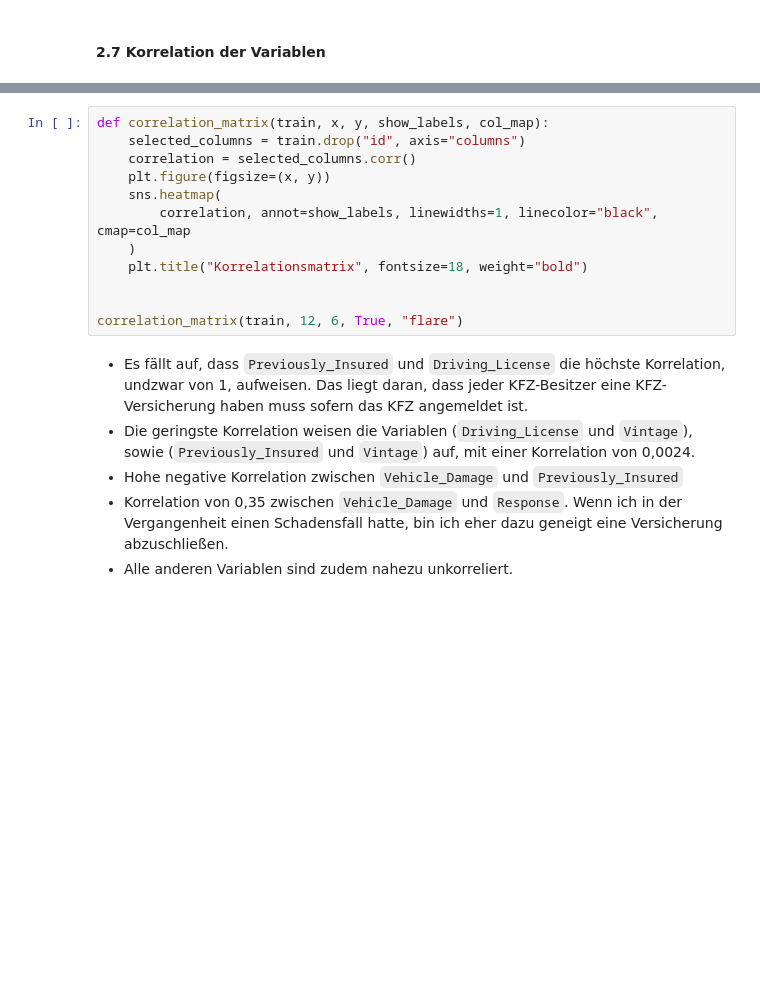
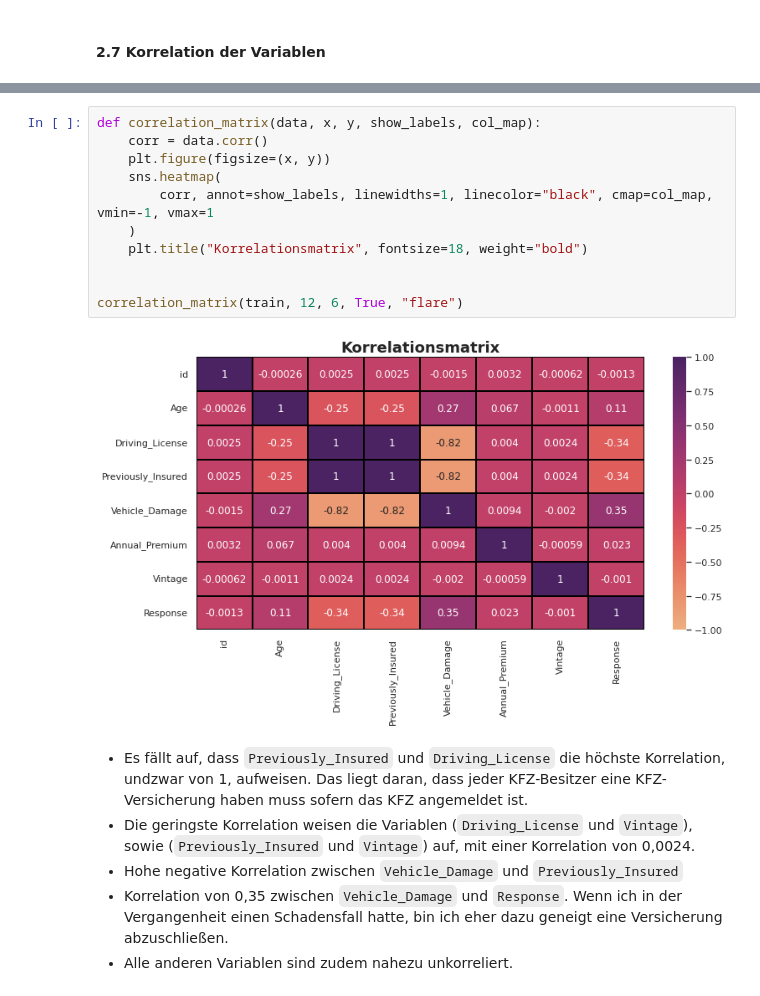
Before and after one commit to Oshimani/datanalaysispython_ws2122, a Jupyter notebook: DatenAnalyseMitPython.ipynb, the cells around one changed output, grey strips where cells are left out. Drawn from its saved outputs; the diff is of its cells as text; blank space fills up the shorter version.

```diff
--- a/DatenAnalyseMitPython.ipynb
+++ b/DatenAnalyseMitPython.ipynb
@@ -380,15 +559,16 @@ correlation_matrix_table(train)
 # %%
-def correlation_matrix(train, x, y, show_labels, col_map):
-    selected_columns = train.drop("id", axis="columns")
-    correlation = selected_columns.corr()
+def correlation_matrix(data, x, y, show_labels, col_map):
+    corr = data.corr()
     plt.figure(figsize=(x, y))
     sns.heatmap(
-        correlation, annot=show_labels, linewidths=1, linecolor="black", cmap=col_map
+        corr, annot=show_labels, linewidths=1, linecolor="black", cmap=col_map, vmin=-1, vmax=1
     )
     plt.title("Korrelationsmatrix", fontsize=18, weight="bold")
 
 
 correlation_matrix(train, 12, 6, True, "flare")
+# %% [output]
+[figure, added]
 # %% [markdown]
 - Es fällt auf, dass `Previously_Insured` und `Driving_License` die höchste Korrelation, undzwar von 1, aufweisen. Das liegt daran, dass jeder KFZ-Besitzer eine KFZ-Versicherung haben muss sofern das KFZ angemeldet ist.
 - Die geringste Korrelation weisen die Variablen (`Driving_License` und `Vintage`), sowie (`Previously_Insured` und `Vintage`) auf, mit einer Korrelation von 0,0024.
```
Also changed, not shown: parts of 79 cells of this notebook.
